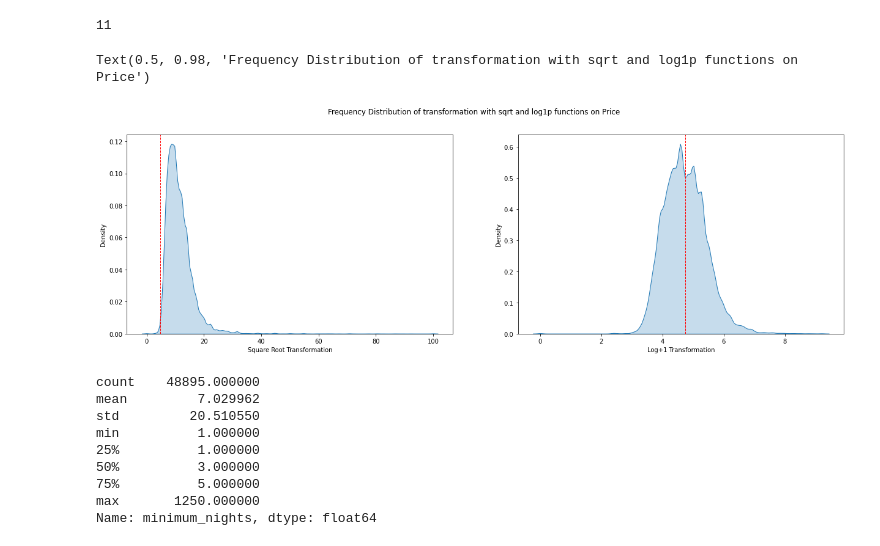
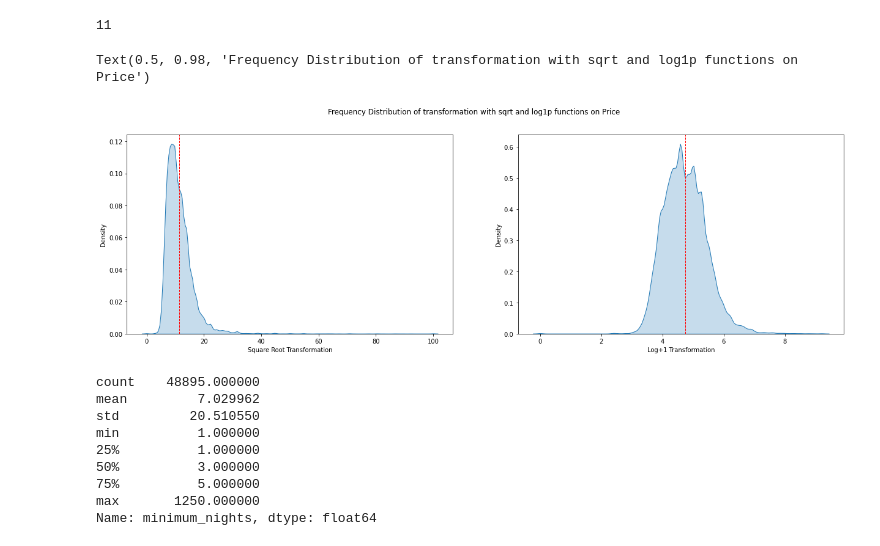
Before and after one commit to arunjegathesh/airbnb_ensemble_learning, a Jupyter notebook: Ensemble_Project_v1.ipynb, the cells around one changed output. Drawn from its saved outputs; the diff is of its cells as text; code cells hidden in the pictures.

```diff
--- a/Ensemble_Project_v1.ipynb
+++ b/Ensemble_Project_v1.ipynb
@@ -289,17 +287,17 @@ Name: price, dtype: float64
 # %%
 fig, axes = plt.subplots(1,2, figsize=(21,6))
 sns.kdeplot(np.sqrt(df_in['price']), ax =axes[0], shade = 'True')
-axes[0].axvline(x=(np.log1p(df_in['price'])).mean(), color='red', linestyle='dashed', linewidth=1)
+axes[0].axvline(x=(np.sqrt(df_in['price'])).mean(), color='red', linestyle='dashed', linewidth=1)
 axes[0].set_xlabel('Square Root Transformation')
 
 sns.kdeplot(np.log1p(df_in['price']), ax = axes[1], shade = 'True')
 axes[1].axvline(x=(np.log1p(df_in['price'])).mean(), color='red', linestyle='dashed', linewidth=1)
 axes[1].set_xlabel('Log+1 Transformation')
 
 fig.suptitle('Frequency Distribution of transformation with sqrt and log1p functions on Price')
 # %% [output]
 Text(0.5, 0.98, 'Frequency Distribution of transformation with sqrt and log1p functions on Price')
-[figure, old version]
+[figure, new version]
 # %%
 df_in.minimum_nights.describe()
 # %% [output]
```
Also changed, not shown: parts of 19 cells of this notebook.
